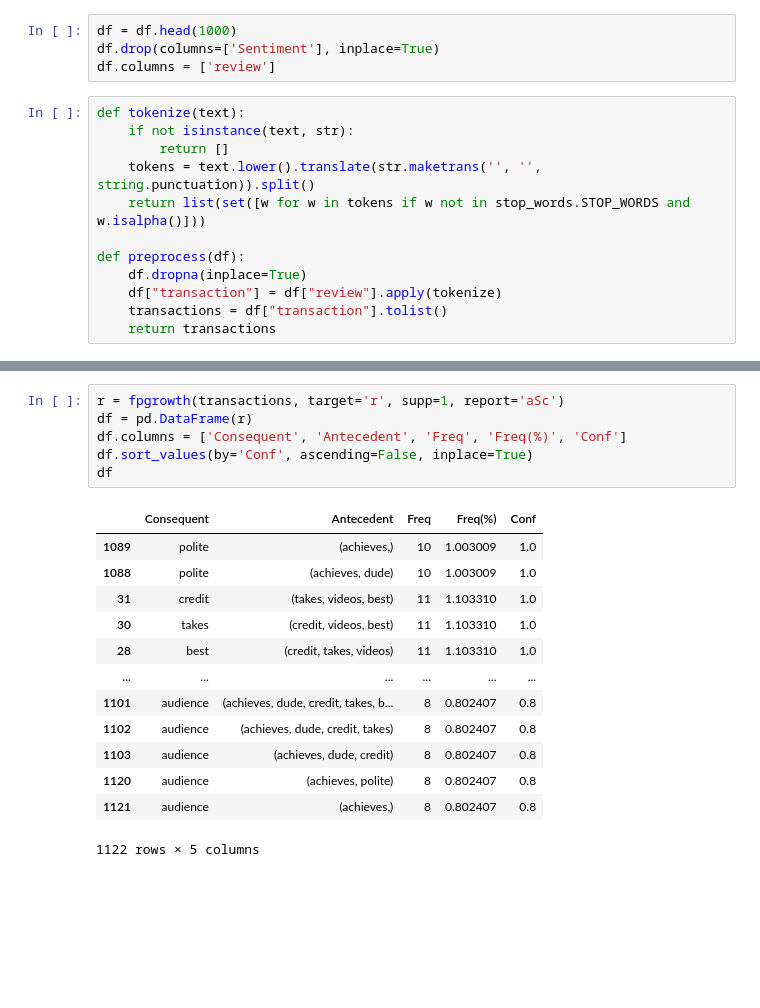
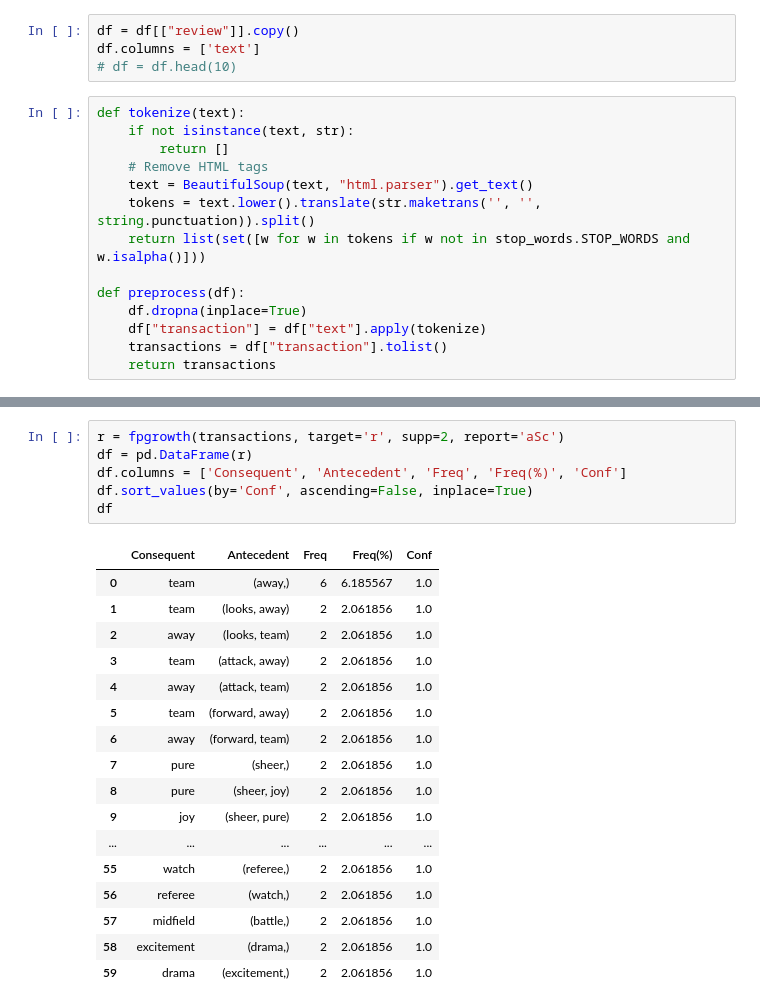
Before and after one commit to AndrePilcoChiuyare/topics-in-computer-science-pc3, a Jupyter notebook: pc3.ipynb, the cells around one changed output, grey strips where cells are left out. Saved outputs shown, nothing was run; the diff lists cells and outputs as text; blank space fills up the shorter version.

```diff
--- a/pc3.ipynb
+++ b/pc3.ipynb
@@ -136,17 +134,19 @@ df.head(100)
 # %%
-df = df.head(1000)
-df.drop(columns=['Sentiment'], inplace=True)
-df.columns = ['review']
+df = df[["review"]].copy()
+df.columns = ['text']
+# df = df.head(10)
 # %%
 def tokenize(text):
     if not isinstance(text, str):
         return []
+    # Remove HTML tags
+    text = BeautifulSoup(text, "html.parser").get_text()
     tokens = text.lower().translate(str.maketrans('', '', string.punctuation)).split()
     return list(set([w for w in tokens if w not in stop_words.STOP_WORDS and w.isalpha()]))
 
 def preprocess(df):
     df.dropna(inplace=True)
-    df["transaction"] = df["review"].apply(tokenize)
+    df["transaction"] = df["text"].apply(tokenize)
     transactions = df["transaction"].tolist()
     return transactions
 # %%
@@ -193,22 +196,26 @@ df
 # %%
-r = fpgrowth(transactions, target='r', supp=1, report='aSc')
+r = fpgrowth(transactions, target='r', supp=2, report='aSc')
 df = pd.DataFrame(r)
 df.columns = ['Consequent', 'Antecedent', 'Freq', 'Freq(%)', 'Conf']
 df.sort_values(by='Conf', ascending=False, inplace=True)
 df
 # %% [output]
 |  | Consequent | Antecedent | Freq | Freq(%) | Conf |
-| 1089 | polite | (achieves,) | 10 | 1.003009 | 1.0 |
-| 1088 | polite | (achieves, dude) | 10 | 1.003009 | 1.0 |
-| 31 | credit | (takes, videos, best) | 11 | 1.103310 | 1.0 |
-| 30 | takes | (credit, videos, best) | 11 | 1.103310 | 1.0 |
-| 28 | best | (credit, takes, videos) | 11 | 1.103310 | 1.0 |
+| 0 | team | (away,) | 6 | 6.185567 | 1.0 |
+| 1 | team | (looks, away) | 2 | 2.061856 | 1.0 |
+| 2 | away | (looks, team) | 2 | 2.061856 | 1.0 |
+| 3 | team | (attack, away) | 2 | 2.061856 | 1.0 |
+| 4 | away | (attack, team) | 2 | 2.061856 | 1.0 |
+| 5 | team | (forward, away) | 2 | 2.061856 | 1.0 |
+| 6 | away | (forward, team) | 2 | 2.061856 | 1.0 |
+| 7 | pure | (sheer,) | 2 | 2.061856 | 1.0 |
+| 8 | pure | (sheer, joy) | 2 | 2.061856 | 1.0 |
+| 9 | joy | (sheer, pure) | 2 | 2.061856 | 1.0 |
 | ... | ... | ... | ... | ... | ... |
-| 1101 | audience | (achieves, dude, credit, takes, b... | 8 | 0.802407 | 0.8 |
-| 1102 | audience | (achieves, dude, credit, takes) | 8 | 0.802407 | 0.8 |
-| 1103 | audience | (achieves, dude, credit) | 8 | 0.802407 | 0.8 |
-| 1120 | audience | (achieves, polite) | 8 | 0.802407 | 0.8 |
-| 1121 | audience | (achieves,) | 8 | 0.802407 | 0.8 |
+| 55 | watch | (referee,) | 2 | 2.061856 | 1.0 |
+| 56 | referee | (watch,) | 2 | 2.061856 | 1.0 |
+| 57 | midfield | (battle,) | 2 | 2.061856 | 1.0 |
+| 58 | excitement | (drama,) | 2 | 2.061856 | 1.0 |
+| 59 | drama | (excitement,) | 2 | 2.061856 | 1.0 |
-1122 rows × 5 columns
 # %%
 # Convertir las reglas a estructura manejable
```
Also changed, not shown: parts of 5 cells of this notebook, 3 other files.
